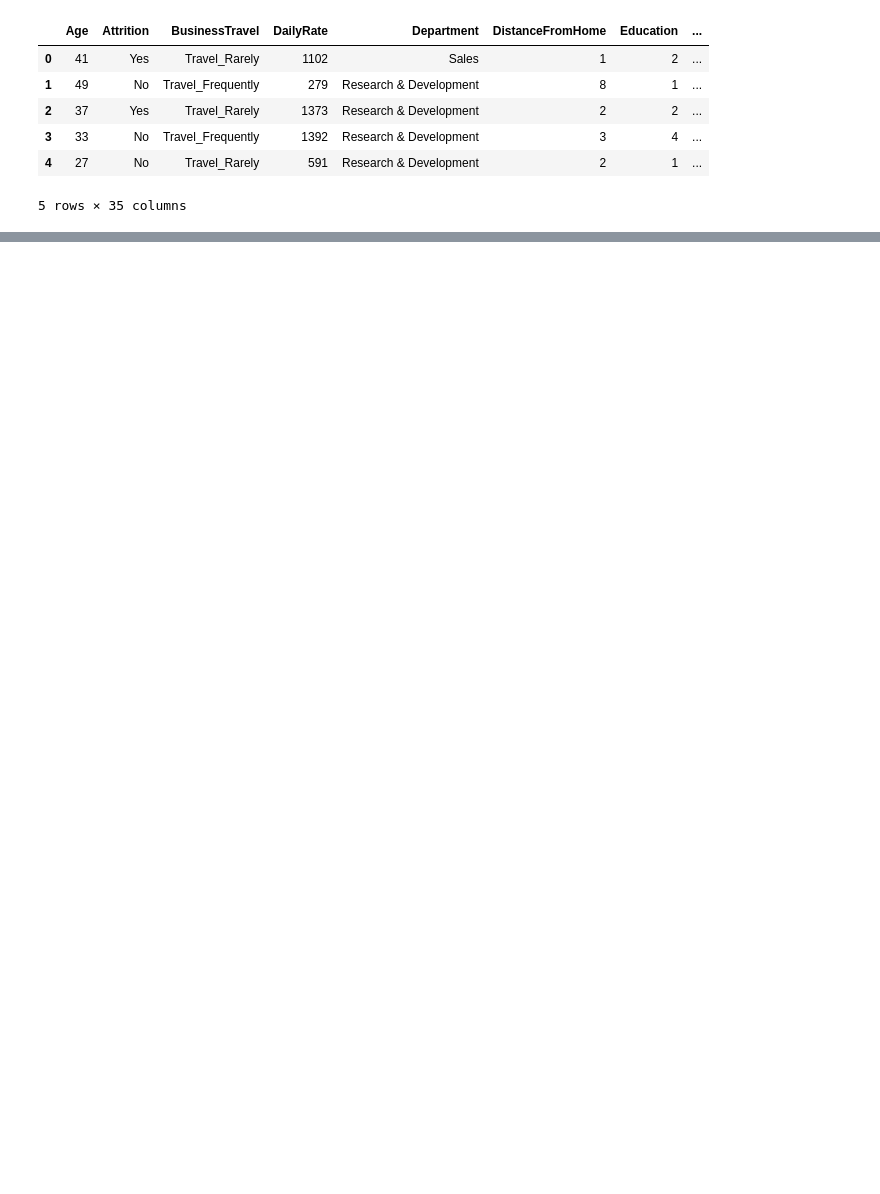
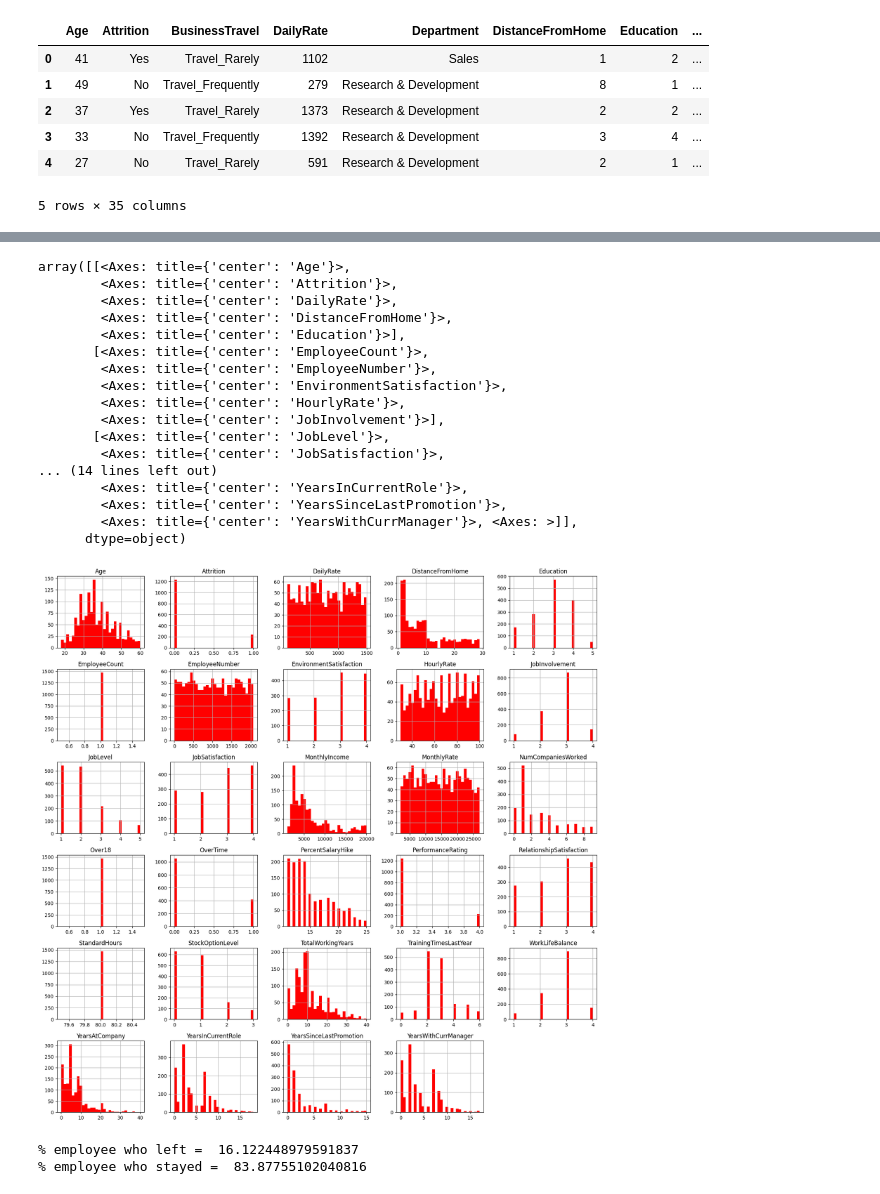
Before and after one commit to vitorhgregorio/business_cases, a Jupyter notebook: human_resources_project.ipynb, the cells around one changed output, grey strips where cells are left out. Saved outputs shown, nothing was run; the diff lists cells and outputs as text; code cells hidden in the pictures; blank space fills up the shorter version.

```diff
--- a/human_resources_project.ipynb
+++ b/human_resources_project.ipynb
@@ -73,0 +87,27 @@ employee_df['Age'].mean()
+# %%
+# replace "yes or no" columns with "1 or 0"
+employee_df['Attrition'] = employee_df['Attrition'].apply(lambda x: 1 if x == 'Yes' else 0)
+employee_df['Over18'] = employee_df['Over18'].apply(lambda x: 1 if x == 'Y' else 0)
+employee_df['OverTime'] = employee_df['OverTime'].apply(lambda x: 1 if x == 'Yes' else 0)
+# %%
+# view general data distribution by feature
+employee_df.hist(bins = 30, figsize = (20,20), color = 'r')
+# %% [output]
+array([[<Axes: title={'center': 'Age'}>,
+        <Axes: title={'center': 'Attrition'}>,
+        <Axes: title={'center': 'DailyRate'}>,
+        <Axes: title={'center': 'DistanceFromHome'}>,
+        <Axes: title={'center': 'Education'}>],
+       [<Axes: title={'center': 'EmployeeCount'}>,
+        <Axes: title={'center': 'EmployeeNumber'}>,
+        <Axes: title={'center': 'EnvironmentSatisfaction'}>,
+        <Axes: title={'center': 'HourlyRate'}>,
+        <Axes: title={'center': 'JobInvolvement'}>],
+       [<Axes: title={'center': 'JobLevel'}>,
+        <Axes: title={'center': 'JobSatisfaction'}>,
+... (14 lines left out)
+        <Axes: title={'center': 'YearsInCurrentRole'}>,
+        <Axes: title={'center': 'YearsSinceLastPromotion'}>,
+        <Axes: title={'center': 'YearsWithCurrManager'}>, <Axes: >]],
+      dtype=object)
+[figure, added]
@@ -73,0 +117,15 @@ employee_df['Age'].mean()
+# %%
+# verify how many employees already left the company
+left_df = employee_df[employee_df['Attrition'] == 1]
+stayed_df = employee_df[employee_df['Attrition'] == 0]
+
+# discover percentage
+left_percentage = len(left_df)/len(employee_df)
+stayed_percentage = len(stayed_df)/len(employee_df)
+
+# print percentage
+print('% employee who left = ' , left_percentage * 100)
+print('% employee who stayed = ' , stayed_percentage * 100)
+# %% [output]
+% employee who left =  16.122448979591837
+% employee who stayed =  83.87755102040816
```
Also changed, not shown: parts of 50 cells of this notebook.
